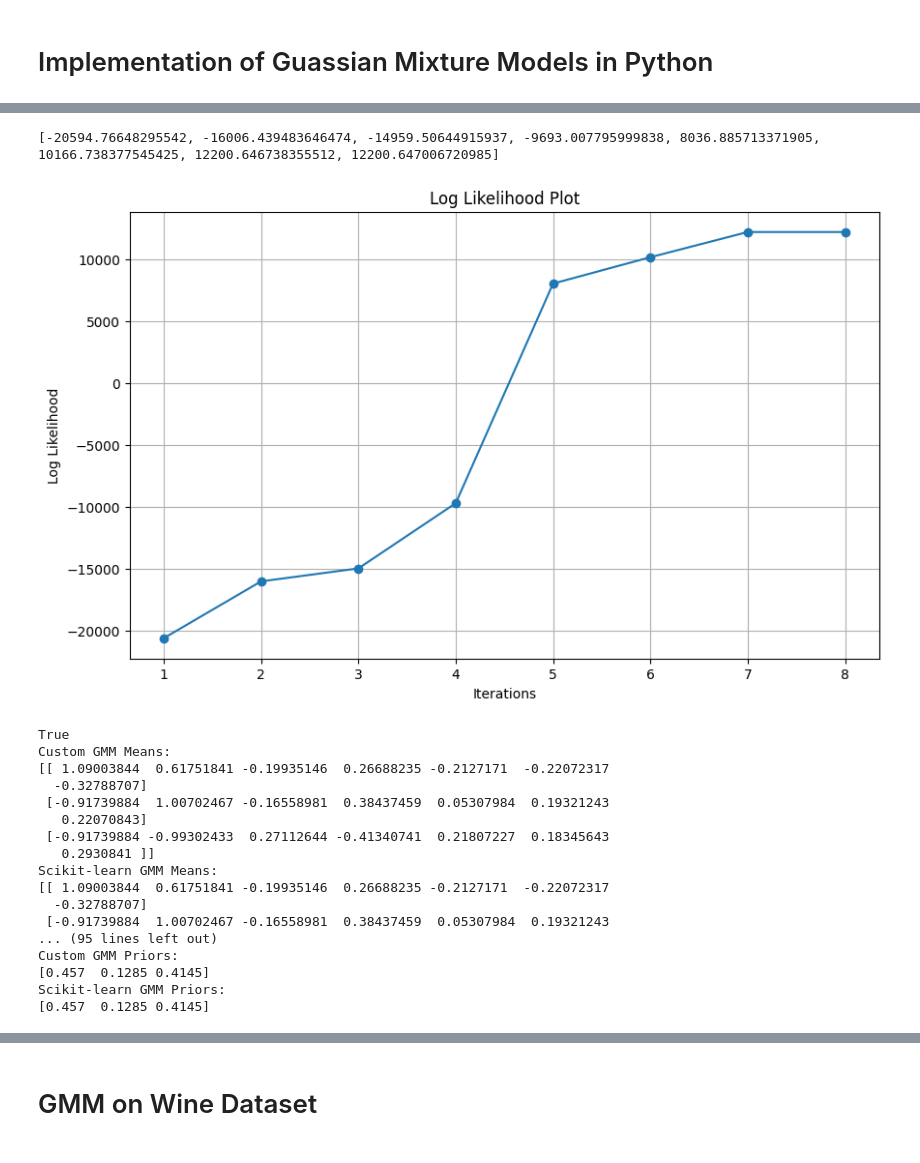
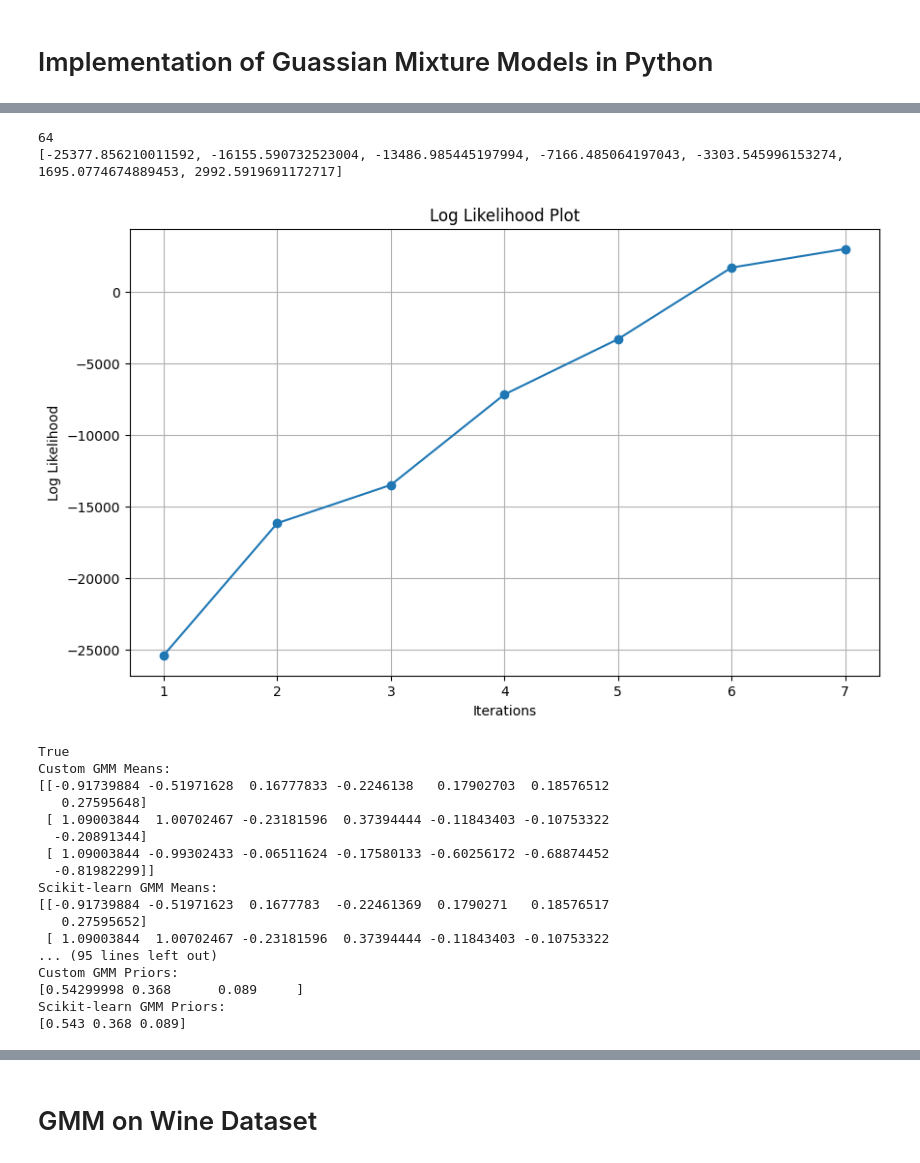
Before and after one commit to ROHIT32767/SMAI-A2, a Jupyter notebook: GMM.ipynb, the cells around one changed output, grey strips where cells are left out. Cells and saved outputs as stored; diff of their text form; code cells hidden in the pictures.

Commit message:
Found seed - GMM - Checkpoint

```diff
--- a/GMM.ipynb
+++ b/GMM.ipynb
@@ -38,7 +38,7 @@ from scipy.stats import multivariate_normal
 from sklearn.metrics import silhouette_score
 
 class GMM:
-    def __init__(self, n_components, iterations=100, threshold=0.004, min_covar=5e-9):
+    def __init__(self, n_components, iterations=100, threshold=0.004, min_covar=1e-6,seed=64):
         self.n_components = n_components
         self.means_ = None
         self.covariances_ = None
@@ -49,10 +49,12 @@ class GMM:
         self.converged = False
         self.log_likelihood_trace = []
         self.min_covar = min_covar
+        self.seed = seed
 
     def initialize_parameters(self, data):
         n_samples, n_features = data.shape
         self.wij = np.zeros((n_samples, self.n_components))
+        np.random.seed(self.seed)
         chosen = np.random.choice(n_samples, self.n_components, replace=False)
         self.means_ = data[chosen]
         self.prior_ = np.full(self.n_components, 1 / self.n_components)
@@ -128,56 +190,51 @@ class GMM:
 # %%
-gmm = GMM(n_components = 3, iterations = 50, threshold = 1e-4)
+gmm = GMM(n_components = 3,seed=64)
+print(seed)
 means_,covariances_,prior_ = gmm.fit(customer_data)
-
 print(gmm.log_likelihood_trace)
 plt.figure(figsize=(10, 6))
 plt.plot(range(1,len(gmm.log_likelihood_trace)+1), gmm.log_likelihood_trace, marker='o', linestyle='-')
 plt.xlabel('Iterations')
 plt.ylabel('Log Likelihood')
 plt.title('Log Likelihood Plot')
 plt.grid(True)
 plt.show()
-
-
-sklearn_gmm = GaussianMixture(n_components=gmm.n_components, covariance_type='full', tol=gmm.threshold, max_iter=gmm.iterations,random_state=42)
-sklearn_gmm.means_init = means_
-sklearn_gmm.covariances_init = covariances_
-sklearn_gmm.weights_init = prior_
+sklearn_gmm = GaussianMixture(n_components=gmm.n_components, covariance_type='full', tol=gmm.threshold,means_init=means_,precisions_init=covariances_,weights_init=prior_)
 sklearn_gmm.fit(customer_data)
-
 print(gmm.converged)
 # Compare the results
 print("Custom GMM Means:")
 print(gmm.means_)
 print("Scikit-learn GMM Means:")
 print(sklearn_gmm.means_)
 
 print("\nCustom GMM Covariances:")
 print(gmm.covariances_)
 print("Scikit-learn GMM Covariances:")
 print(sklearn_gmm.covariances_)
 
 print("\nCustom GMM Priors:")
 print(gmm.prior_)
 print("Scikit-learn GMM Priors:")
 print(sklearn_gmm.weights_)
 # %% [output]
-[-20594.76648295542, -16006.439483646474, -14959.50644915937, -9693.007795999838, 8036.885713371905, 10166.738377545425, 12200.646738355512, 12200.647006720985]
+64
+[-25377.856210011592, -16155.590732523004, -13486.985445197994, -7166.485064197043, -3303.545996153274, 1695.0774674889453, 2992.5919691172717]
-[figure, old version]
+[figure, new version]
 True
 Custom GMM Means:
-[[ 1.09003844  0.61751841 -0.19935146  0.26688235 -0.2127171  -0.22072317
-  -0.32788707]
- [-0.91739884  1.00702467 -0.16558981  0.38437459  0.05307984  0.19321243
-   0.22070843]
- [-0.91739884 -0.99302433  0.27112644 -0.41340741  0.21807227  0.18345643
-   0.2930841 ]]
+[[-0.91739884 -0.51971628  0.16777833 -0.2246138   0.17902703  0.18576512
+   0.27595648]
+ [ 1.09003844  1.00702467 -0.23181596  0.37394444 -0.11843403 -0.10753322
+  -0.20891344]
+ [ 1.09003844 -0.99302433 -0.06511624 -0.17580133 -0.60256172 -0.68874452
+  -0.81982299]]
 Scikit-learn GMM Means:
-[[ 1.09003844  0.61751841 -0.19935146  0.26688235 -0.2127171  -0.22072317
-  -0.32788707]
- [-0.91739884  1.00702467 -0.16558981  0.38437459  0.05307984  0.19321243
+[[-0.91739884 -0.51971623  0.1677783  -0.22461369  0.1790271   0.18576517
+   0.27595652]
+ [ 1.09003844  1.00702467 -0.23181596  0.37394444 -0.11843403 -0.10753322
 ... (95 lines left out)
 Custom GMM Priors:
-[0.457  0.1285 0.4145]
+[0.54299998 0.368      0.089     ]
 Scikit-learn GMM Priors:
-[0.457  0.1285 0.4145]
+[0.543 0.368 0.089]
```
Also changed, not shown: parts of 4 cells of this notebook, 1 other file.
